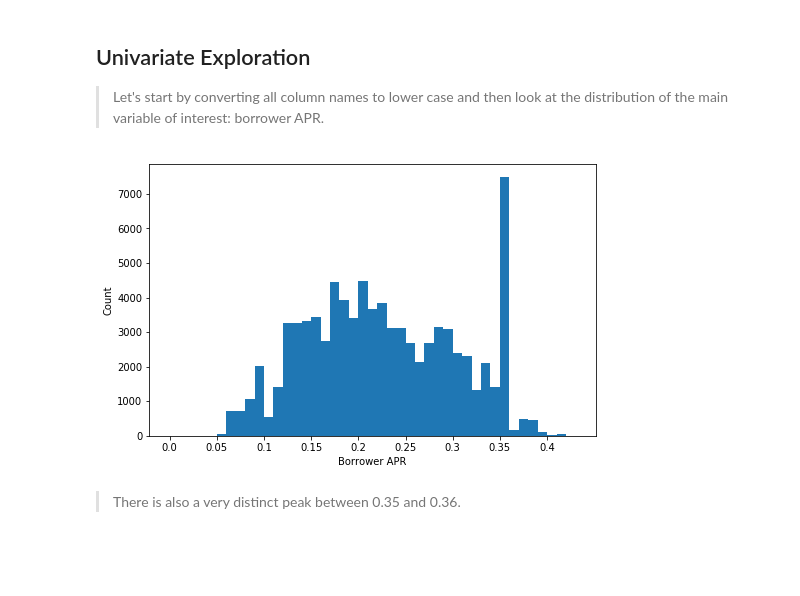
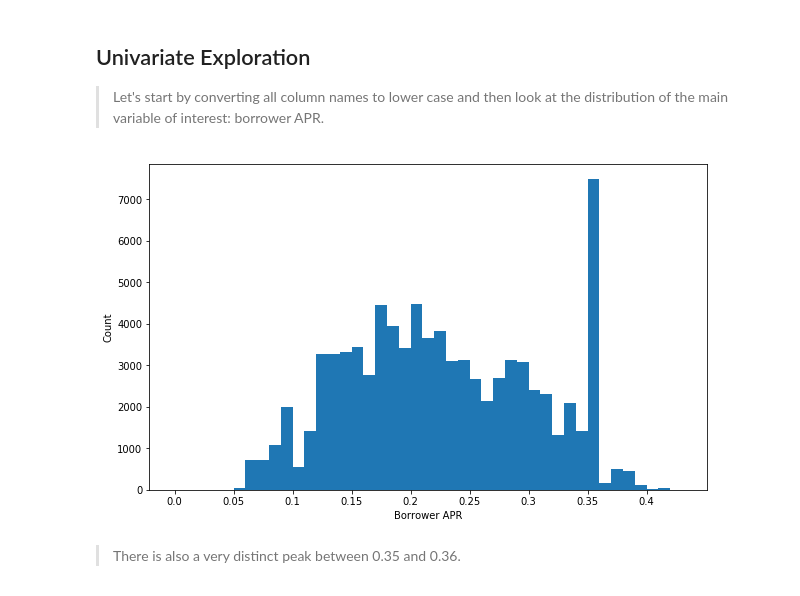
Before and after one commit to chukwume/prosperloandata, a Jupyter notebook: exploration_template.ipynb, the cells around one changed output. Cells and saved outputs as stored; diff of their text form; code cells hidden in the pictures; blank space fills up the shorter version.

Commit message:
feat: Modify hist figsize of borrower APR

```diff
--- a/exploration_template.ipynb
+++ b/exploration_template.ipynb
@@ -116,14 +116,14 @@ df_sub.shape
 df_sub.columns = map(str.lower, df_sub.columns)
 # %%
 bins = np.arange(0, df_sub.borrowerapr.max()+0.01, 0.01)
-plt.figure(figsize=[8, 5])
+plt.figure(figsize=[10, 6])
 plt.hist(data = df_sub, x = 'borrowerapr', bins = bins)
 ticks = [0.0, 0.05, 0.1, 0.15, 0.2, 0.25, 0.3, 0.35, 0.4]
 plt.xticks(ticks, ticks)
 plt.xlabel('Borrower APR')
 plt.ylabel('Count');
 # %% [output]
-[figure, old version]
+[figure, new version]
 # %% [markdown]
 > There is also a very distinct peak between 0.35 and 0.36.
 # %%
```
